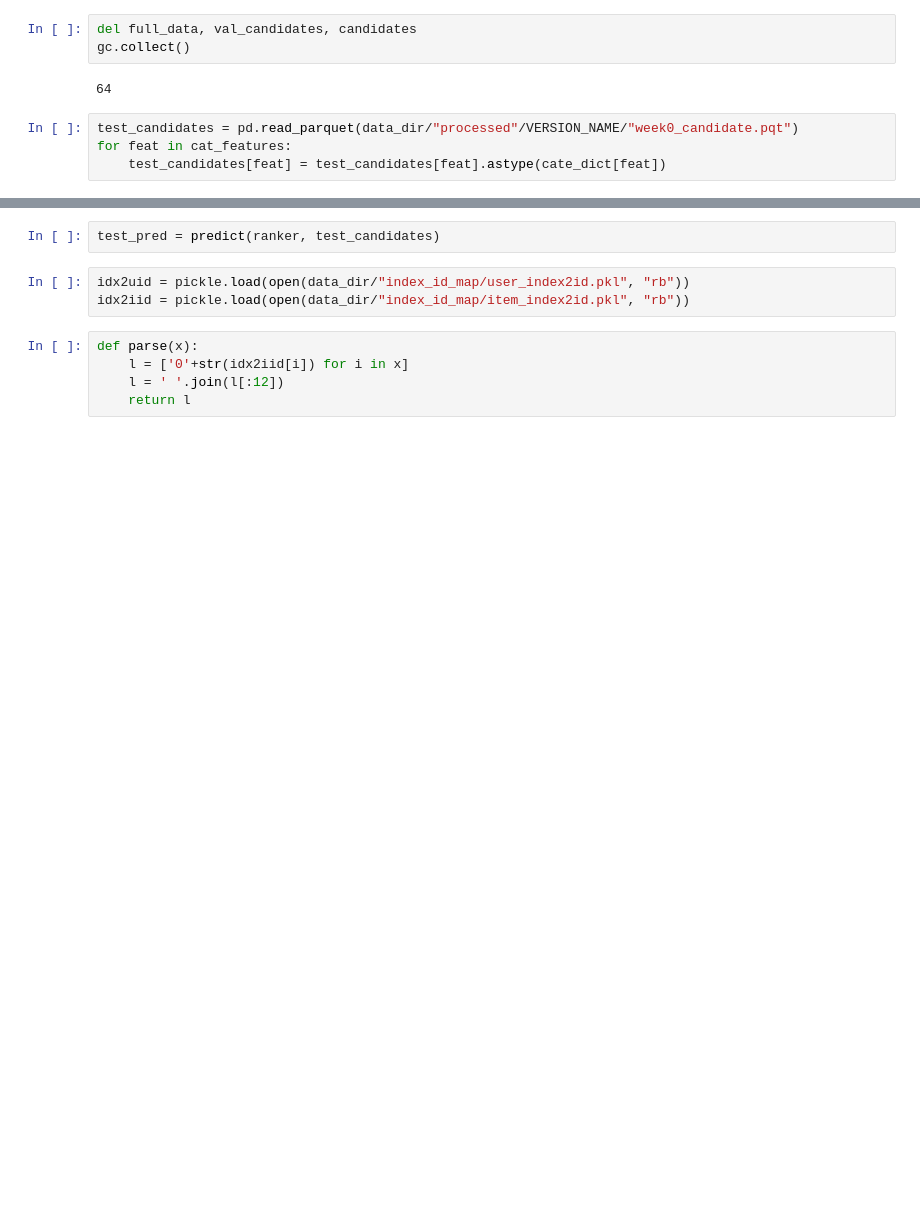
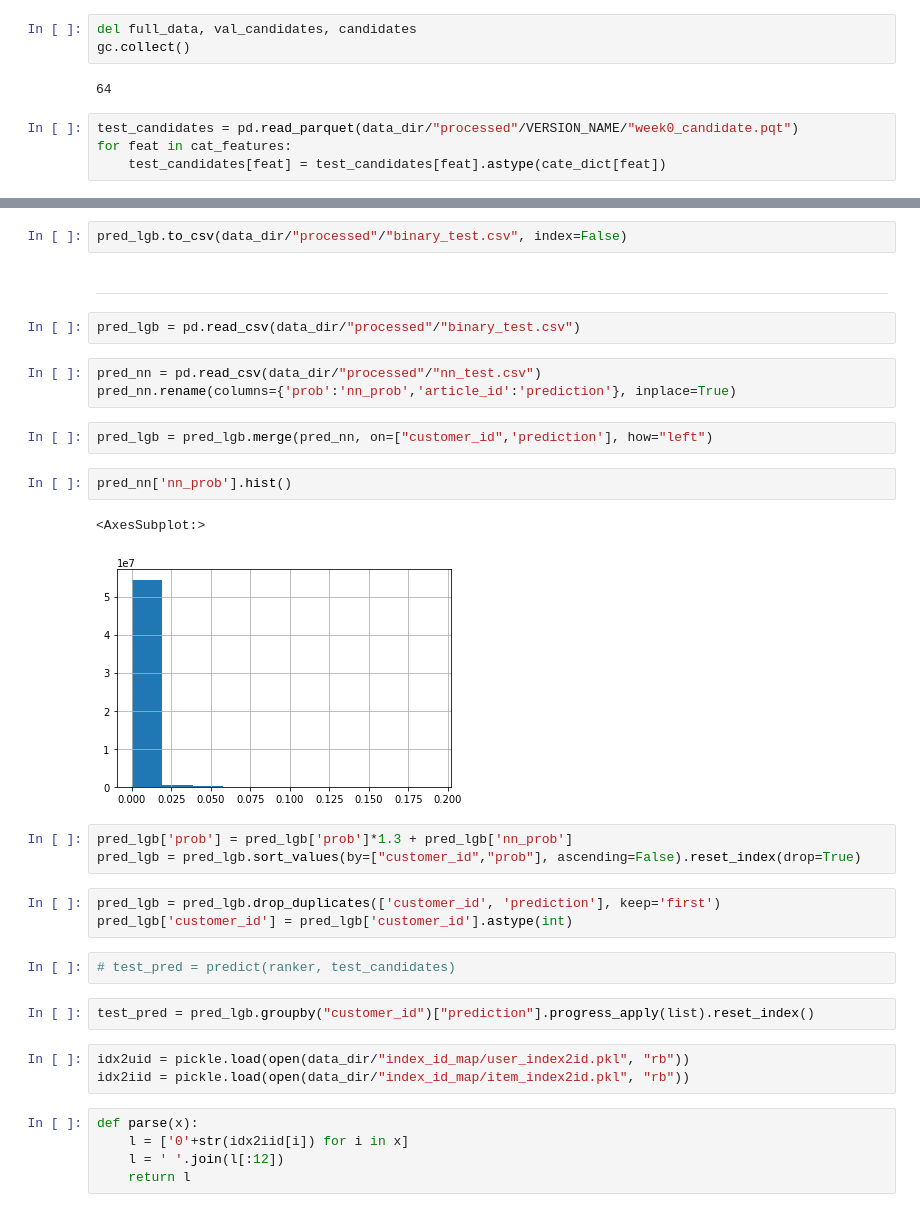
Before and after one commit to Wp-Zhang/H-M-Fashion-RecSys, a Jupyter notebook: notebooks/HM-Rec.ipynb, the cells around one changed output, grey strips where cells are left out. Cells and saved outputs as stored; diff of their text form; blank space fills up the shorter version.

```diff
--- a/notebooks/HM-Rec.ipynb
+++ b/notebooks/HM-Rec.ipynb
@@ -611,5 +725,29 @@ for feat in cat_features:
+# %%
+pred_lgb.to_csv(data_dir/"processed"/"binary_test.csv", index=False)
+# %% [markdown]
+---
+# %%
+pred_lgb = pd.read_csv(data_dir/"processed"/"binary_test.csv")
+# %%
+pred_nn = pd.read_csv(data_dir/"processed"/"nn_test.csv")
+pred_nn.rename(columns={'prob':'nn_prob','article_id':'prediction'}, inplace=True)
+# %%
+pred_lgb = pred_lgb.merge(pred_nn, on=["customer_id",'prediction'], how="left")
+# %%
+pred_nn['nn_prob'].hist()
+# %% [output]
+<AxesSubplot:>
+[figure, added]
+# %%
+pred_lgb['prob'] = pred_lgb['prob']*1.3 + pred_lgb['nn_prob']
+pred_lgb = pred_lgb.sort_values(by=["customer_id","prob"], ascending=False).reset_index(drop=True)
+# %%
+pred_lgb = pred_lgb.drop_duplicates(['customer_id', 'prediction'], keep='first')
+pred_lgb['customer_id'] = pred_lgb['customer_id'].astype(int)
 # %%
-test_pred = predict(ranker, test_candidates)
+# test_pred = predict(ranker, test_candidates)
+# %%
+test_pred = pred_lgb.groupby("customer_id")["prediction"].progress_apply(list).reset_index()
 # %%
 idx2uid = pickle.load(open(data_dir/"index_id_map/user_index2id.pkl", "rb"))
 idx2iid = pickle.load(open(data_dir/"index_id_map/item_index2id.pkl", "rb"))
```
Also changed, not shown: parts of 28 cells of this notebook.
